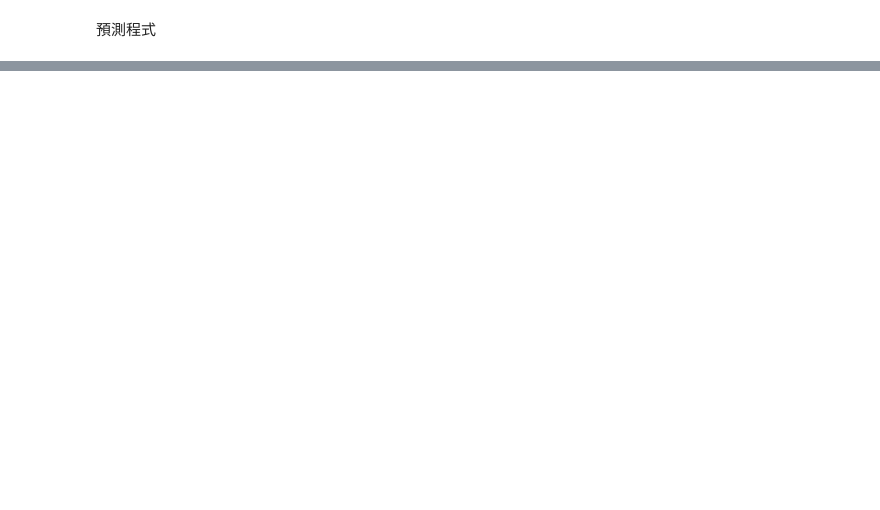
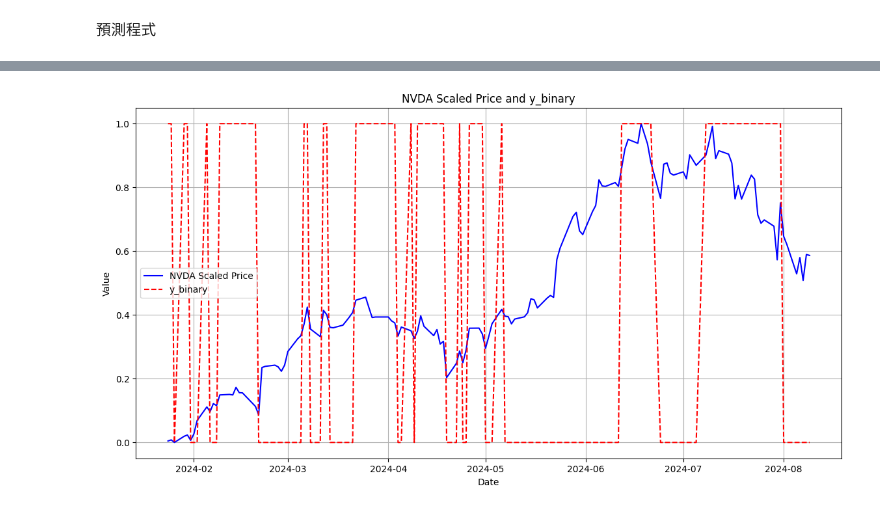
Before and after one commit to morgan03153/game, a Jupyter notebook: morgan_stock.ipynb, the cells around one changed output, grey strips where cells are left out. Cells and saved outputs as stored; diff of their text form; code cells hidden in the pictures; blank space fills up the shorter version.

```diff
--- a/morgan_stock.ipynb
+++ b/morgan_stock.ipynb
@@ -338,0 +305,97 @@ Drive already mounted at /content/drive; to attempt to forcibly remount, call dr
+# %%
+import yfinance as yf
+import pandas as pd
+from datetime import datetime, timedelta
+from sklearn.preprocessing import MinMaxScaler
+import numpy as np
+import matplotlib.pyplot as plt
+import json
+import os
+from google.colab import drive
+
+# 连接Google Drive
+drive.mount('/content/drive')
+
+# 設定保存模型和標準化器的路徑
+save_path = '/content/drive/My Drive/nvda_lstm/'
+
+# 确保保存路径存在
+os.makedirs(save_path, exist_ok=True)
+
+# 可調整的變數
+days_range = 200        # 設定時間範圍天數
+forward_days = 7      # 設定未來天數範圍
+drop_threshold = 0.9   # 設定價格下跌比例的閾值
+
+# 設定時間範圍
+end_date = datetime.today() - timedelta(days=0)
+start_date = end_date - timedelta(days=days_range)
+
+# 獲取各個股票和指數的數據
+nvda_data = yf.download('NVDA', start=start_date, end=end_date)
+vix_data = yf.download('^VIX', start=start_date, end=end_date)
+voo_data = yf.download('VOO', start=start_date, end=end_date)
+msft_data = yf.download('MSFT', start=start_date, end=end_date)
+avgo_data = yf.download('AVGO', start=start_date, end=end_date)
+
+# 填充缺失值
+nvda_data = nvda_data.fillna(method='ffill').fillna(method='bfill')
+vix_data = vix_data.fillna(method='ffill').fillna(method='bfill')
+voo_data = voo_data.fillna(method='ffill').fillna(method='bfill')
+msft_data = msft_data.fillna(method='ffill').fillna(method='bfill')
+avgo_data = avgo_data.fillna(method='ffill').fillna(method='bfill')
+
+# 对齐所有数据的索引
+combined_data = pd.concat([nvda_data['Close'], vix_data['Close'], voo_data['Close'], msft_data['Close'], avgo_data['Close']], axis=1).dropna()
+combined_data.columns = ['NVDA', 'VIX', 'VOO', 'MSFT', 'AVGO']
+
+# 将 NVDA 数据与特征数据对齐
+nvda_data_aligned = nvda_data.loc[combined_data.index]
+
+# 标准化数据
+scalers = {}
+for column in combined_data.columns:
+    scaler = MinMaxScaler(feature_range=(0, 1))
+    combined_data[column] = scaler.fit_transform(combined_data[column].values.reshape(-1, 1))
+    scalers[column] = scaler
+
+nvda_close = nvda_data_aligned['Close'].values.reshape(-1, 1)
+nvda_scaler = MinMaxScaler(feature_range=(0, 1))
+nvda_scaled = nvda_scaler.fit_transform(nvda_close)
+
+# 創建 y_binary 值，判断未來指定天數內是否曾經跌破當日股價的指定比例
+def create_y_binary(nvda_scaled, forward_days, drop_threshold):
+    y_binary = np.zeros_like(nvda_scaled)
+    for i in range(len(nvda_scaled) - forward_days):
+        current_price = nvda_scaled[i]
+        future_prices = nvda_scaled[i + 1 : i + 1 + forward_days]
+        if np.any(future_prices < current_price * drop_threshold):
+            y_binary[i] = 1
+    return y_binary
+
+y_binary = create_y_binary(nvda_scaled, forward_days, drop_threshold)
+
+# 將 y_binary 和 nvda_scaled 對齊後保存為 JSON 文件
+aligned_data = {
+    "date": nvda_data_aligned.index.strftime('%Y-%m-%d').tolist(),
+    "nvda_scaled": nvda_scaled.flatten().tolist(),
+    "y_binary": y_binary.flatten().tolist()
+}
+
+json_file_path = os.path.join(save_path, 'nvda_y_binary.json')
+with open(json_file_path, 'w') as f:
+    json.dump(aligned_data, f)
+
+print(f'JSON file saved to: {json_file_path}')
+
+# 畫出圖表，將 nvda_scaled 和 y_binary 放在同一張圖中
+plt.figure(figsize=(14, 7))
+plt.plot(nvda_data_aligned.index, nvda_scaled, label='NVDA Scaled Price', color='blue')
+plt.plot(nvda_data_aligned.index, y_binary, label='y_binary', color='red', linestyle='dashed')
+plt.title('NVDA Scaled Price and y_binary')
+plt.xlabel('Date')
+plt.ylabel('Value')
+plt.legend()
+plt.grid(True)
+plt.show()
+# %% [output]
@@ -338,0 +409 @@ Drive already mounted at /content/drive; to attempt to forcibly remount, call dr
+[figure, added]
```
Also changed, not shown: parts of 3 cells of this notebook.
